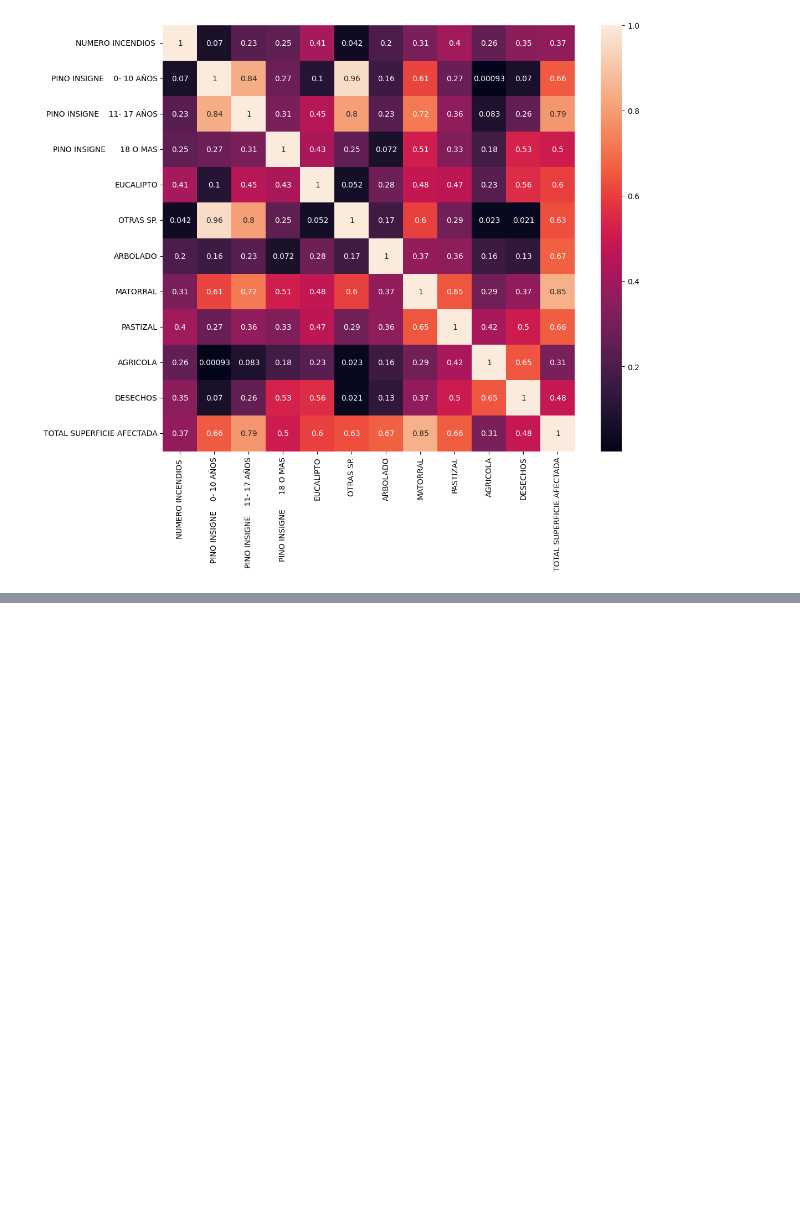
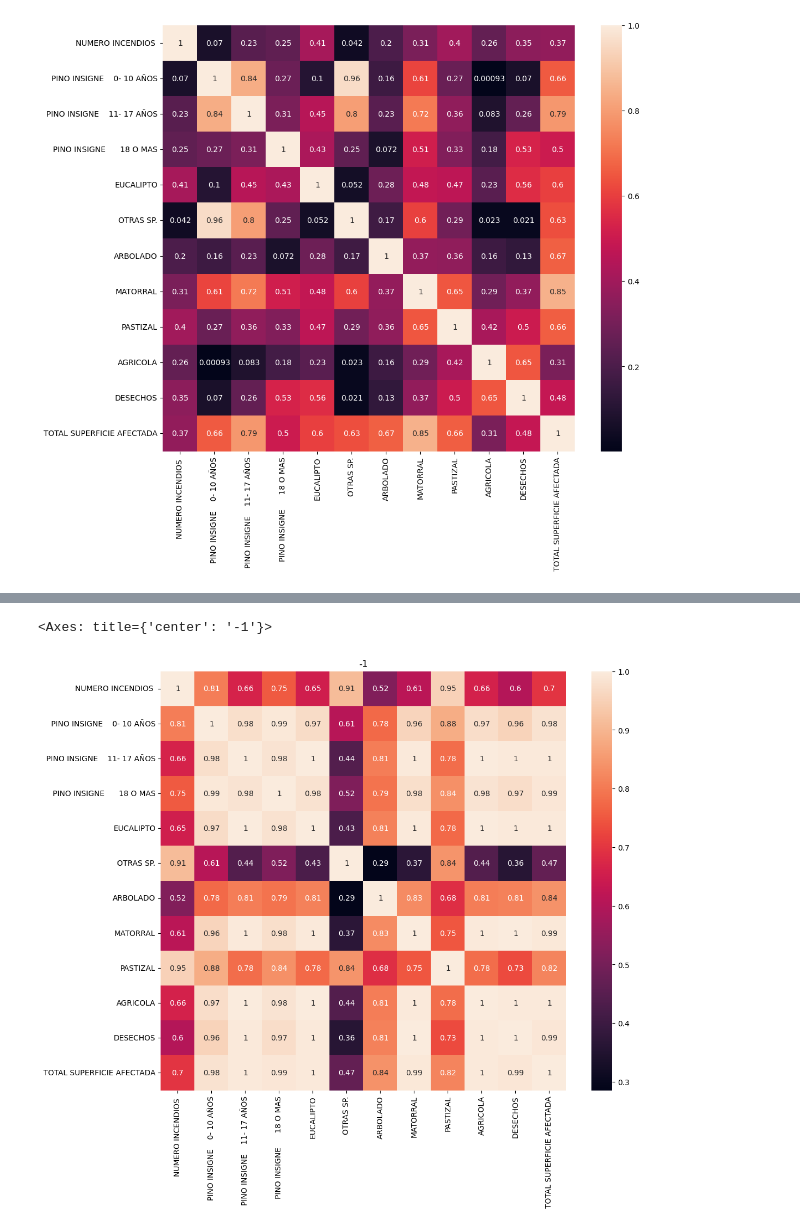
Before and after one commit to ymotomy/Proyecto-IMT2200, a Jupyter notebook: Proyecto2.ipynb, the cells around one changed output, grey strips where cells are left out. Drawn from its saved outputs; the diff is of its cells as text; code cells hidden in the pictures; blank space fills up the shorter version.

```diff
--- a/Proyecto2.ipynb
+++ b/Proyecto2.ipynb
@@ -810,0 +886,4 @@ sns.heatmap(df_danos_comuna_2014_2015.corr(numeric_only=True), annot=True)
+# %%
+# Haremos un heatmpap para 2021 - 2022
+df_danos_comuna_2021_2022 = df_danos_comuna_2021_2022.groupby(by=['REGION']).sum('TOTAL').reset_index()
+df_danos_comuna_2021_2022
@@ -810,0 +907,8 @@ sns.heatmap(df_danos_comuna_2014_2015.corr(numeric_only=True), annot=True)
+# %%
+# Heatmap para ver la correlacion
+plt.figure(figsize=(12, 10))
+plt.title(2021 - 2022)
+sns.heatmap(df_danos_comuna_2021_2022.corr(numeric_only=True), annot=True)
+# %% [output]
+<Axes: title={'center': '-1'}>
+[figure, added]
```
Also changed, not shown: parts of 18 cells of this notebook.
